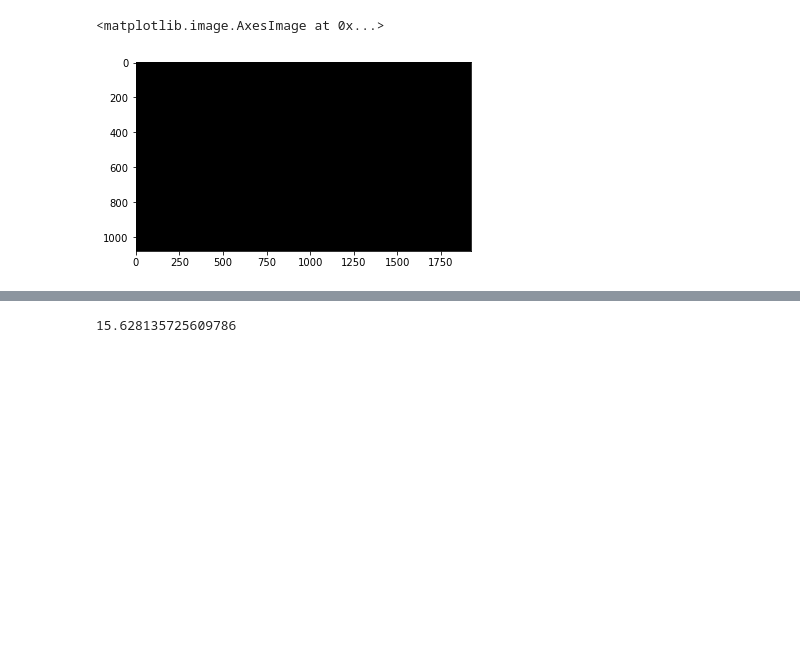
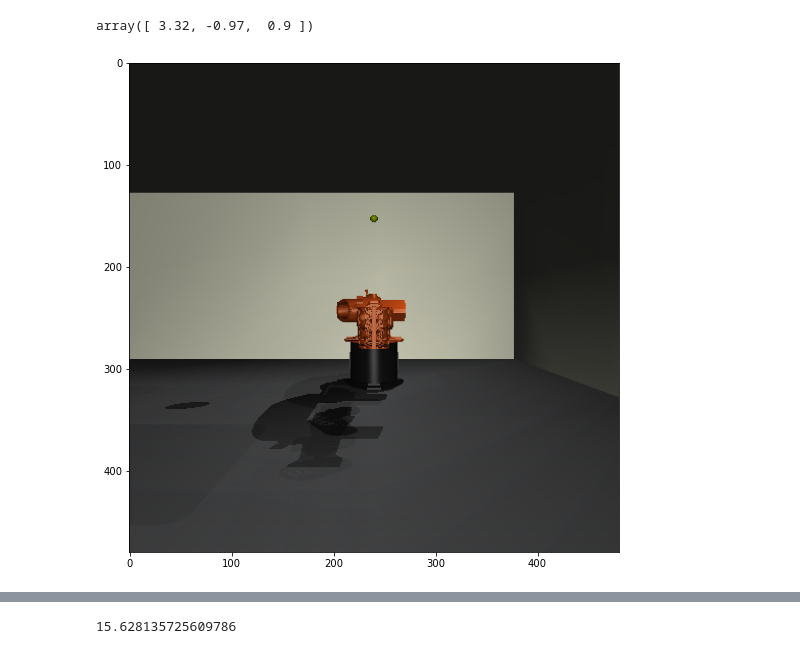
Before and after one commit to LuanGBR/Kuka_RL_Control, a Jupyter notebook: PD_tuninnig.ipynb, the cells around one changed output, grey strips where cells are left out. Cells and saved outputs as stored; diff of their text form; code cells hidden in the pictures; blank space fills up the shorter version.

```diff
--- a/PD_tuninnig.ipynb
+++ b/PD_tuninnig.ipynb
@@ -14,5 +10,27 @@ img = viewer.read_pixels(camid=0)
-# %%
-plt.imshow(img)
-# %% [output]
-<matplotlib.image.AxesImage at 0x...>
-[figure, removed]
+# %%
+
+height = 480
+width = height
+
+model = mujoco.MjModel.from_xml_path("/home/luangb/Documents/TCC/Kuka_RL_Control/environment.xml")
+data = mujoco.MjData(model)
+viewer = mujoco_viewer.MujocoViewer(model, data,"offscreen",width=width,height=height)
+mujoco.mj_forward(model, data)
+img,depth = viewer.read_pixels(camid=0,depth=True)
+
+# Get the distances to the near and far clipping planes.
+extent = model.stat.extent
+near = model.vis.map.znear  * extent
+far = model.vis.map.zfar * extent
+# Convert from [0 1] to depth in meters, see links below:
+# http://stackoverflow.com/a/6657284/1461210
+# https://www.khronos.org/opengl/wiki/Depth_Buffer_Precision
+depth_meters = near / (1 - depth * (1 - near / far))
+# %%
+fig = plt.figure(figsize=(16,9))
+ax = fig.add_subplot(111)
+ax.imshow(img)
+model.stat.center
+# %% [output]
+array([ 3.32, -0.97,  0.9 ])
+[figure, added]
```
Also changed, not shown: parts of 33 cells of this notebook, 6 other files.
